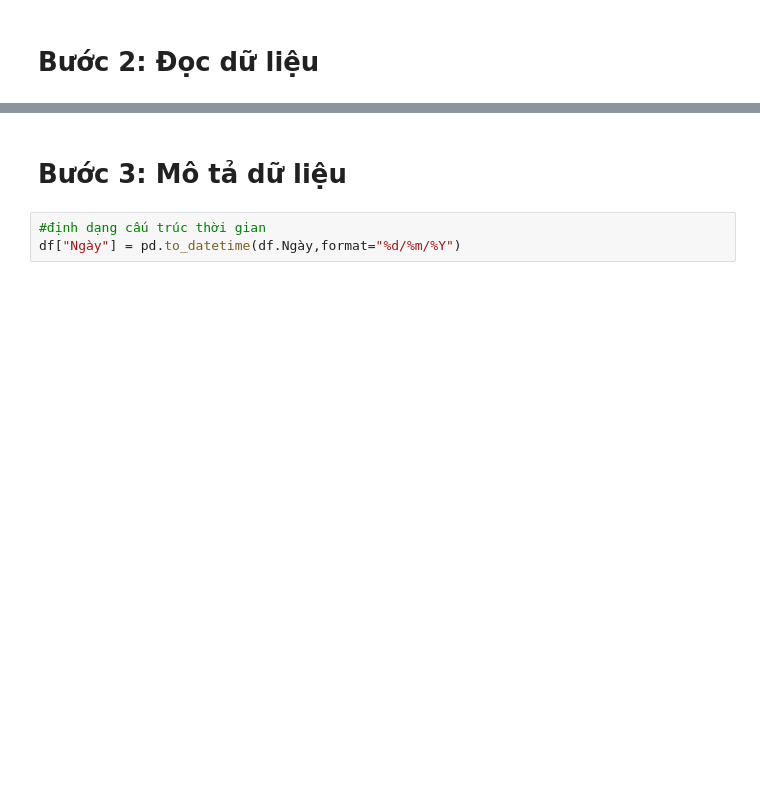
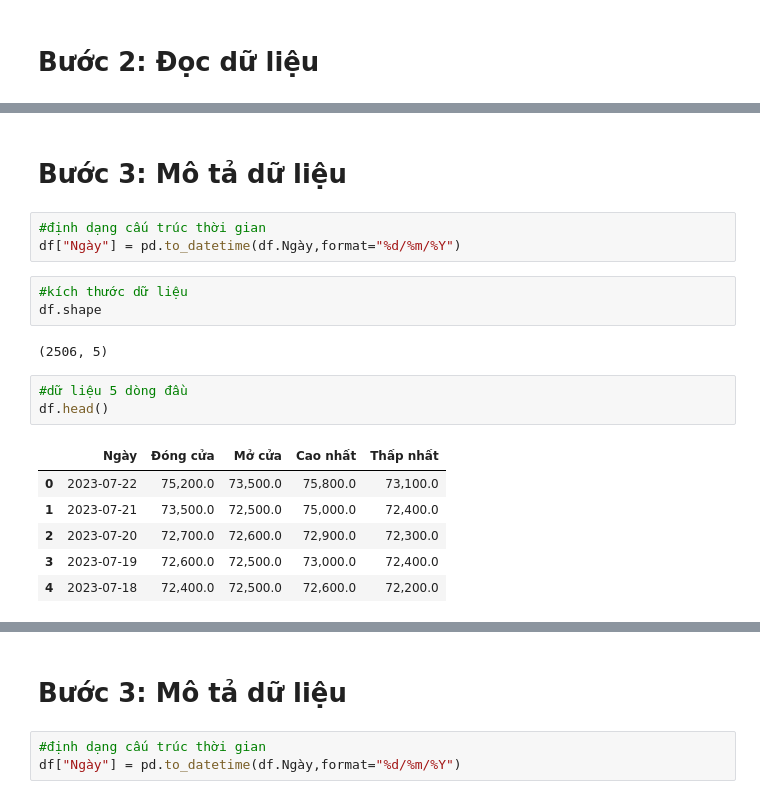
Before and after one commit to Recurrent-Neural-Network-group13/RNNs, a Jupyter notebook: StockPredictVinamilk/Test_RNN_Vinamilk_RNN.ipynb, the cells around one changed output, grey strips where cells are left out. Saved outputs shown, nothing was run; the diff lists cells and outputs as text; blank space fills up the shorter version.

```diff
--- a/StockPredictVinamilk/Test_RNN_Vinamilk_RNN.ipynb
+++ b/StockPredictVinamilk/Test_RNN_Vinamilk_RNN.ipynb
@@ -35,0 +72,20 @@ print(df)
+# %% [markdown]
+# Bước 3: Mô tả dữ liệu
+# %%
+#định dạng cấu trúc thời gian
+df["Ngày"] = pd.to_datetime(df.Ngày,format="%d/%m/%Y")
+# %%
+#kích thước dữ liệu
+df.shape
+# %% [output]
+(2506, 5)
+# %%
+#dữ liệu 5 dòng đầu
+df.head()
+# %% [output]
+|  | Ngày | Đóng cửa | Mở cửa | Cao nhất | Thấp nhất |
+| 0 | 2023-07-22 | 75,200.0 | 73,500.0 | 75,800.0 | 73,100.0 |
+| 1 | 2023-07-21 | 73,500.0 | 72,500.0 | 75,000.0 | 72,400.0 |
+| 2 | 2023-07-20 | 72,700.0 | 72,600.0 | 72,900.0 | 72,300.0 |
+| 3 | 2023-07-19 | 72,600.0 | 72,500.0 | 73,000.0 | 72,400.0 |
+| 4 | 2023-07-18 | 72,400.0 | 72,500.0 | 72,600.0 | 72,200.0 |
```
Also changed, not shown: parts of 72 cells of this notebook, 2 other files.
